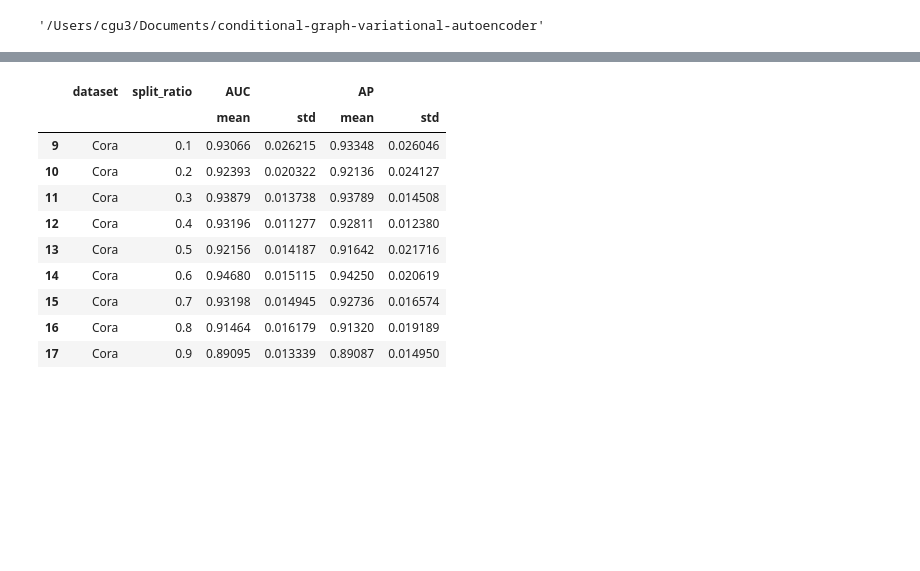
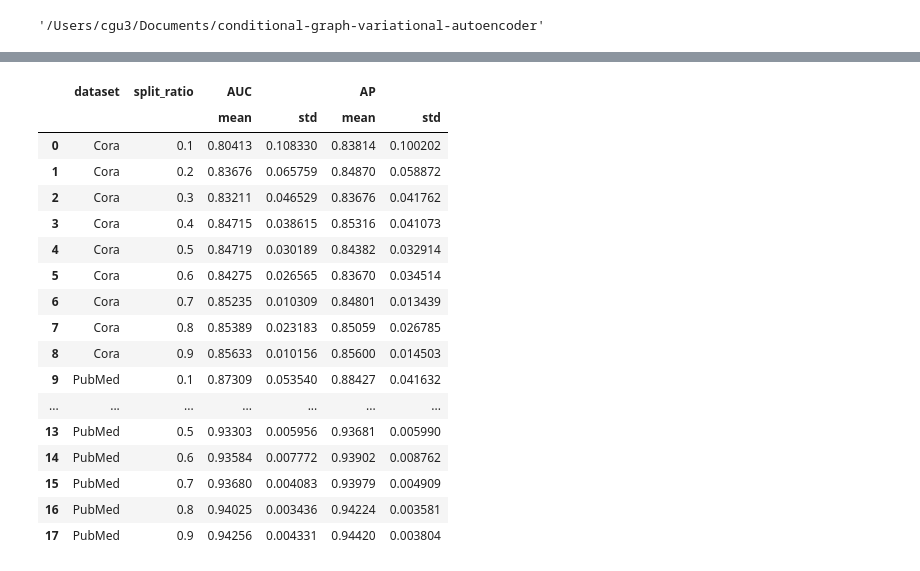
Before and after one commit to FDUguchunhui/latent-space-constraint-GNN, a Jupyter notebook: notebook/analysis/aggregation.ipynb, the cells around one changed output, grey strips where cells are left out. Drawn from its saved outputs; the diff is of its cells as text; code cells hidden in the pictures; blank space fills up the shorter version.

```diff
--- a/notebook/analysis/aggregation.ipynb
+++ b/notebook/analysis/aggregation.ipynb
@@ -42,19 +42,26 @@ df_agg = df.groupby(['dataset', 'split_ratio']).agg({'AUC': ['mean', 'std'], 'AP
 # ungroup the index
 df_agg = df_agg.reset_index()
 # %%
-df_agg[df_agg['dataset'] == 'Cora']
+df_agg
 # %% [output]
 |  | dataset | split_ratio | AUC |  | AP |  |
 |  |  |  | mean | std | mean | std |
-| 9 | Cora | 0.1 | 0.93066 | 0.026215 | 0.93348 | 0.026046 |
-| 10 | Cora | 0.2 | 0.92393 | 0.020322 | 0.92136 | 0.024127 |
-| 11 | Cora | 0.3 | 0.93879 | 0.013738 | 0.93789 | 0.014508 |
-| 12 | Cora | 0.4 | 0.93196 | 0.011277 | 0.92811 | 0.012380 |
-| 13 | Cora | 0.5 | 0.92156 | 0.014187 | 0.91642 | 0.021716 |
-| 14 | Cora | 0.6 | 0.94680 | 0.015115 | 0.94250 | 0.020619 |
-| 15 | Cora | 0.7 | 0.93198 | 0.014945 | 0.92736 | 0.016574 |
-| 16 | Cora | 0.8 | 0.91464 | 0.016179 | 0.91320 | 0.019189 |
-| 17 | Cora | 0.9 | 0.89095 | 0.013339 | 0.89087 | 0.014950 |
+| 0 | Cora | 0.1 | 0.80413 | 0.108330 | 0.83814 | 0.100202 |
+| 1 | Cora | 0.2 | 0.83676 | 0.065759 | 0.84870 | 0.058872 |
+| 2 | Cora | 0.3 | 0.83211 | 0.046529 | 0.83676 | 0.041762 |
+| 3 | Cora | 0.4 | 0.84715 | 0.038615 | 0.85316 | 0.041073 |
+| 4 | Cora | 0.5 | 0.84719 | 0.030189 | 0.84382 | 0.032914 |
+| 5 | Cora | 0.6 | 0.84275 | 0.026565 | 0.83670 | 0.034514 |
+| 6 | Cora | 0.7 | 0.85235 | 0.010309 | 0.84801 | 0.013439 |
+| 7 | Cora | 0.8 | 0.85389 | 0.023183 | 0.85059 | 0.026785 |
+| 8 | Cora | 0.9 | 0.85633 | 0.010156 | 0.85600 | 0.014503 |
+| 9 | PubMed | 0.1 | 0.87309 | 0.053540 | 0.88427 | 0.041632 |
+| ... | ... | ... | ... | ... | ... | ... |
+| 13 | PubMed | 0.5 | 0.93303 | 0.005956 | 0.93681 | 0.005990 |
+| 14 | PubMed | 0.6 | 0.93584 | 0.007772 | 0.93902 | 0.008762 |
+| 15 | PubMed | 0.7 | 0.93680 | 0.004083 | 0.93979 | 0.004909 |
+| 16 | PubMed | 0.8 | 0.94025 | 0.003436 | 0.94224 | 0.003581 |
+| 17 | PubMed | 0.9 | 0.94256 | 0.004331 | 0.94420 | 0.003804 |
 # %%
 # plot lineplot for AUC and AP for each dataset and split_ratio
 fig, ax = plt.subplots(2, 1, figsize=(10, 10))
```
Also changed, not shown: parts of 3 cells of this notebook, 7 other files.
